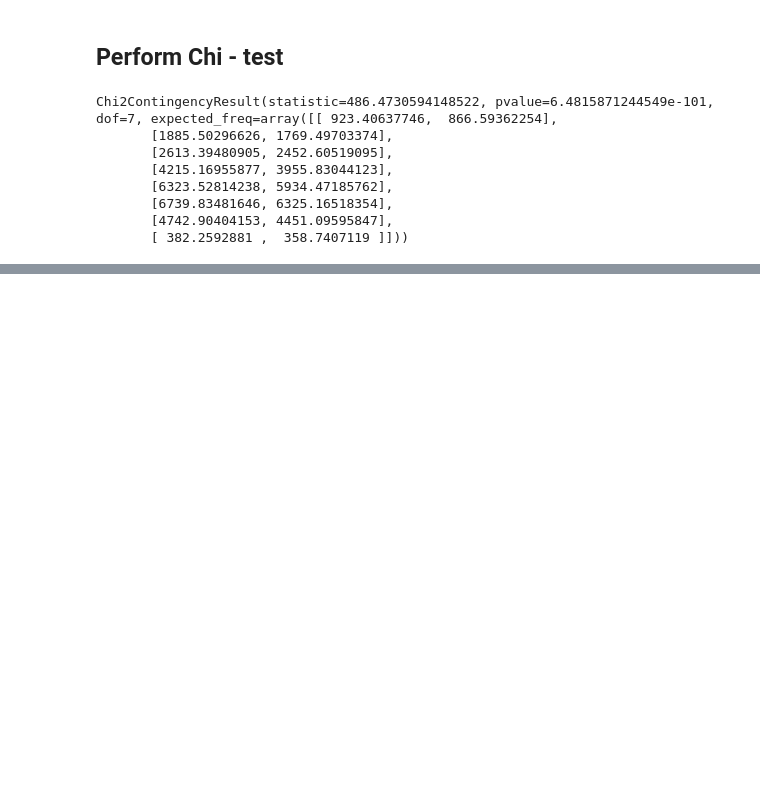
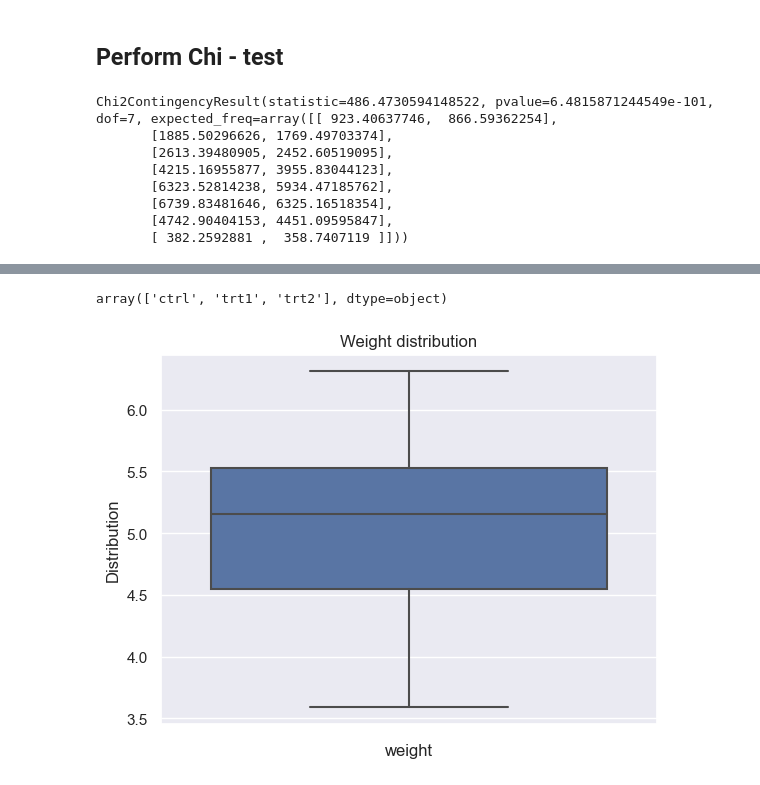
Before and after one commit to Ayomide-ola/Statistics_for_DA, a Jupyter notebook: CA_2/Hypotesis_testing_CA2.ipynb, the cells around one changed output, grey strips where cells are left out. Saved outputs shown, nothing was run; the diff lists cells and outputs as text; code cells hidden in the pictures; blank space fills up the shorter version.

```diff
--- a/CA_2/Hypotesis_testing_CA2.ipynb
+++ b/CA_2/Hypotesis_testing_CA2.ipynb
@@ -472,0 +511,4 @@ There might be an association between clarity and colorlessness.
+# %%
+#from dataset import Dataset
+import pydataset
+plant = pydataset.data('PlantGrowth')
@@ -472,0 +556,14 @@ There might be an association between clarity and colorlessness.
+# %%
+plant['group'].unique()
+# %% [output]
+array(['ctrl', 'trt1', 'trt2'], dtype=object)
+# %%
+# looking for outliers use bok plot
+#plt.figure(figsize=(8,6))
+sns.boxplot(y=plant["weight"])# This code utilises seaborn to plot a box plot of weight
+plt.xlabel('weight')
+plt.ylabel('Distribution')
+plt.title("Weight distribution")# This defines the title of the boxplot
+plt.show()
+# %% [output]
+[figure, added]
```
Also changed, not shown: parts of 24 cells of this notebook.
